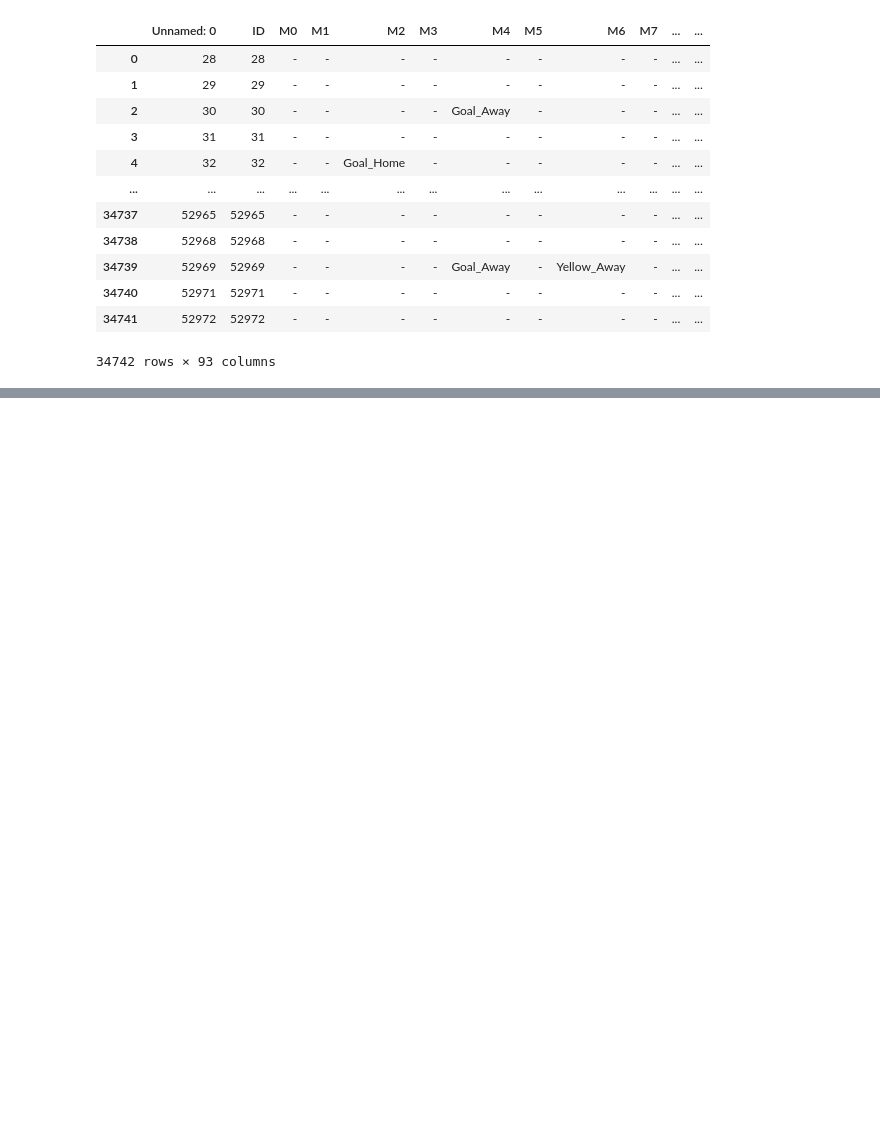
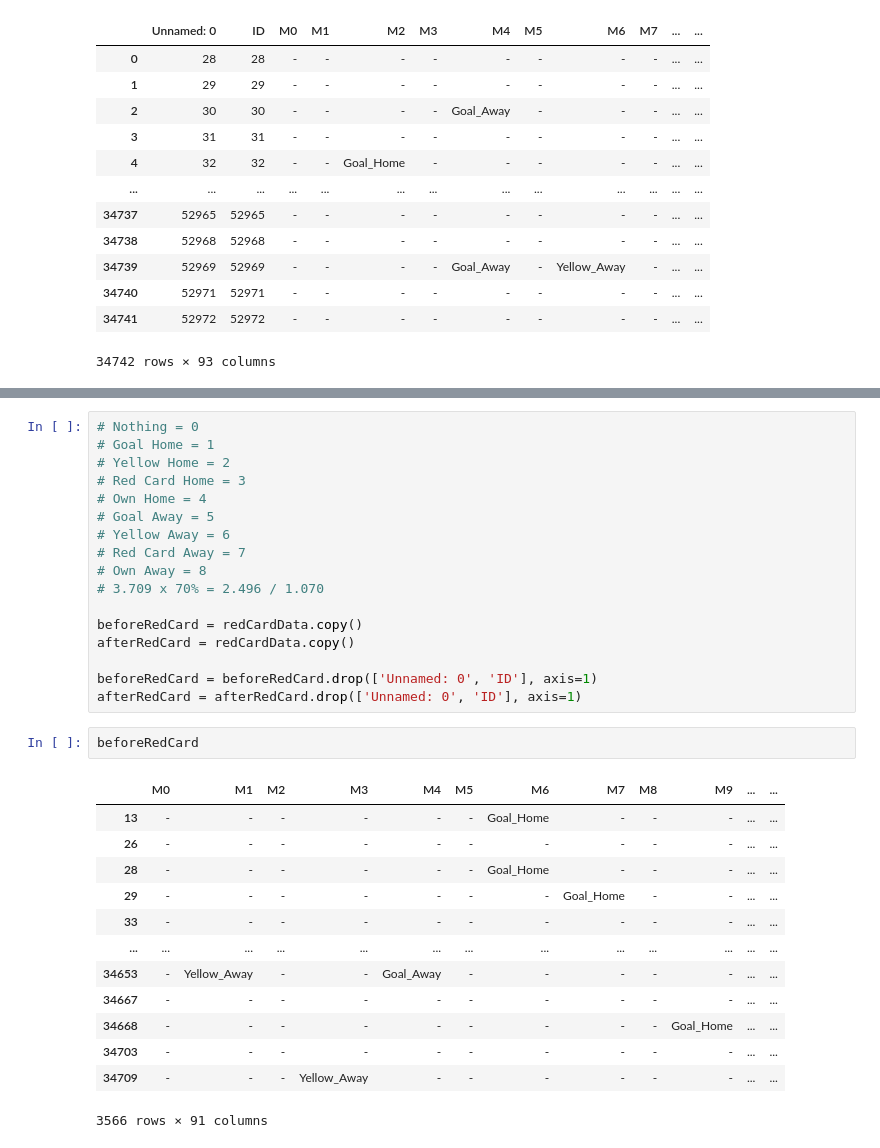
Before and after one commit to WowCodeSusah/Final_DS, a Jupyter notebook: machineLearning.ipynb, the cells around one changed output, grey strips where cells are left out. Cells and saved outputs as stored; diff of their text form; blank space fills up the shorter version.

```diff
--- a/machineLearning.ipynb
+++ b/machineLearning.ipynb
@@ -60,0 +190,33 @@ minuteByMinute
+# %%
+# Nothing = 0
+# Goal Home = 1
+# Yellow Home = 2
+# Red Card Home = 3
+# Own Home = 4
+# Goal Away = 5
+# Yellow Away = 6
+# Red Card Away = 7
+# Own Away = 8
+# 3.709 x 70% = 2.496 / 1.070
+
+beforeRedCard = redCardData.copy()
+afterRedCard = redCardData.copy()
+
+beforeRedCard = beforeRedCard.drop(['Unnamed: 0', 'ID'], axis=1)
+afterRedCard = afterRedCard.drop(['Unnamed: 0', 'ID'], axis=1)
+# %%
+beforeRedCard
+# %% [output]
+|  | M0 | M1 | M2 | M3 | M4 | M5 | M6 | M7 | M8 | M9 | ... | ... |
+| 13 | - | - | - | - | - | - | Goal_Home | - | - | - | ... | ... |
+| 26 | - | - | - | - | - | - | - | - | - | - | ... | ... |
+| 28 | - | - | - | - | - | - | Goal_Home | - | - | - | ... | ... |
+| 29 | - | - | - | - | - | - | - | Goal_Home | - | - | ... | ... |
+| 33 | - | - | - | - | - | - | - | - | - | - | ... | ... |
+| ... | ... | ... | ... | ... | ... | ... | ... | ... | ... | ... | ... | ... |
+| 34653 | - | Yellow_Away | - | - | Goal_Away | - | - | - | - | - | ... | ... |
+| 34667 | - | - | - | - | - | - | - | - | - | - | ... | ... |
+| 34668 | - | - | - | - | - | - | - | - | - | Goal_Home | ... | ... |
+| 34703 | - | - | - | - | - | - | - | - | - | - | ... | ... |
+| 34709 | - | - | - | Yellow_Away | - | - | - | - | - | - | ... | ... |
+3566 rows × 91 columns
```
Also changed, not shown: parts of 11 cells of this notebook, 3 other files.
